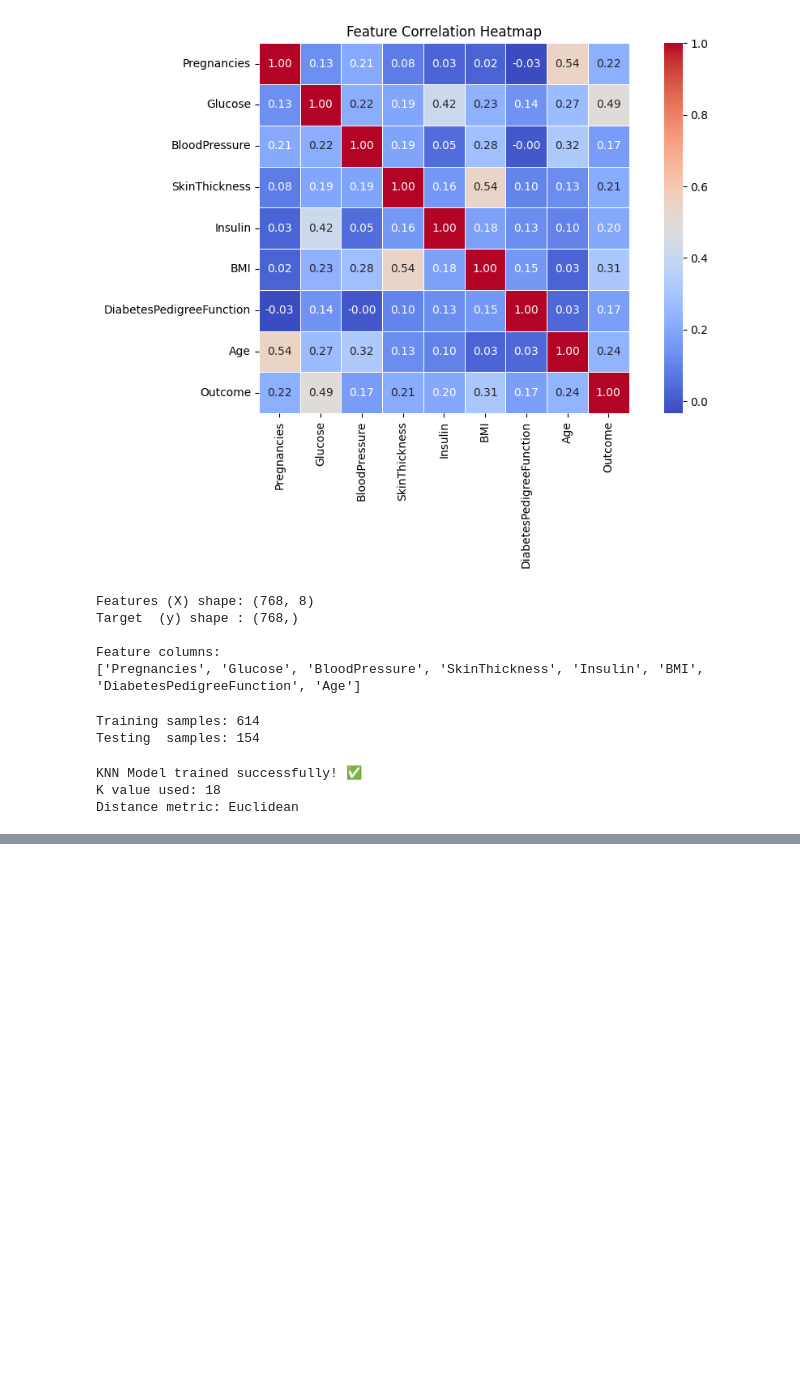
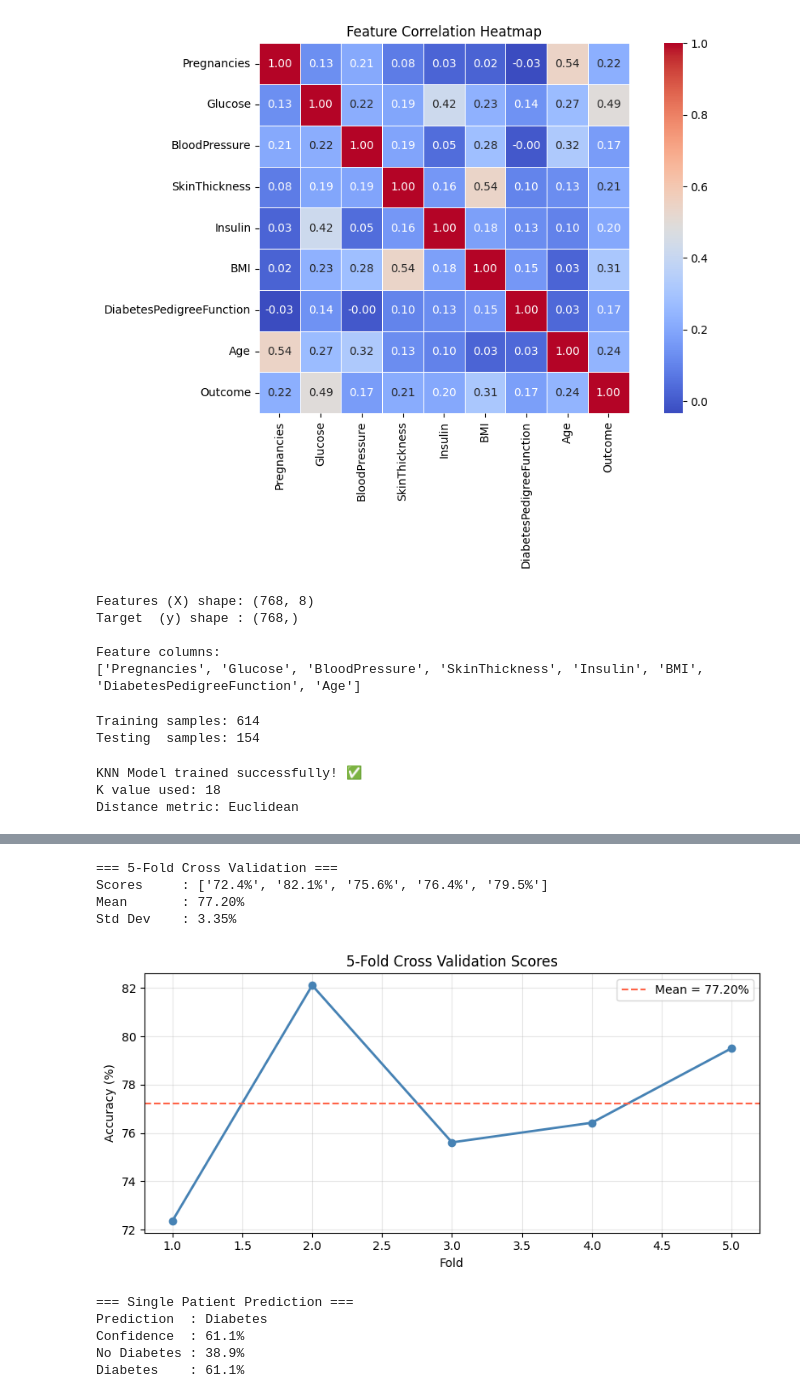
Before and after one commit to abdullah123-collab/Machine_Learning-, a Jupyter notebook: Basics/Comparing_Models/Diabetes/KNN.ipynb, the cells around one changed output, grey strips where cells are left out. Saved outputs shown, nothing was run; the diff lists cells and outputs as text; code cells hidden in the pictures; blank space fills up the shorter version.

```diff
--- a/Basics/Comparing_Models/Diabetes/KNN.ipynb
+++ b/Basics/Comparing_Models/Diabetes/KNN.ipynb
@@ -200,0 +245,43 @@ Distance metric: Euclidean
+# %%
+# 5-fold cross validation
+cv_scores = cross_val_score(knn, X_train, y_train, cv=5, scoring='accuracy')
+
+print('=== 5-Fold Cross Validation ===')
+print(f'Scores     : {[f"{s*100:.1f}%" for s in cv_scores]}')
+print(f'Mean       : {cv_scores.mean()*100:.2f}%')
+print(f'Std Dev    : {cv_scores.std()*100:.2f}%')
+
+plt.figure(figsize=(8, 4))
+plt.plot(range(1, 6), cv_scores * 100, 'o-', color='steelblue', linewidth=2)
+plt.axhline(cv_scores.mean() * 100, color='tomato',
+            linestyle='--', label=f'Mean = {cv_scores.mean()*100:.2f}%')
+plt.title('5-Fold Cross Validation Scores')
+plt.xlabel('Fold')
+plt.ylabel('Accuracy (%)')
+plt.legend()
+plt.grid(True, alpha=0.3)
+plt.tight_layout()
+plt.show()
+# %% [output]
+=== 5-Fold Cross Validation ===
+Scores     : ['72.4%', '82.1%', '75.6%', '76.4%', '79.5%']
+Mean       : 77.20%
+Std Dev    : 3.35%
+[figure, added]
+# %%
+sample = X_test[0].reshape(1, -1)
+
+prediction  = knn.predict(sample)[0]
+probability = knn.predict_proba(sample)[0]
+
+print('=== Single Patient Prediction ===')
+print(f'Prediction  : {"Diabetes" if prediction == 1 else "No Diabetes"}')
+print(f'Confidence  : {max(probability) * 100:.1f}%')
+print(f'No Diabetes : {probability[0] * 100:.1f}%')
+print(f'Diabetes    : {probability[1] * 100:.1f}%')
+# %% [output]
+=== Single Patient Prediction ===
+Prediction  : Diabetes
+Confidence  : 61.1%
+No Diabetes : 38.9%
+Diabetes    : 61.1%
```
Also changed, not shown: parts of 2 cells of this notebook.
